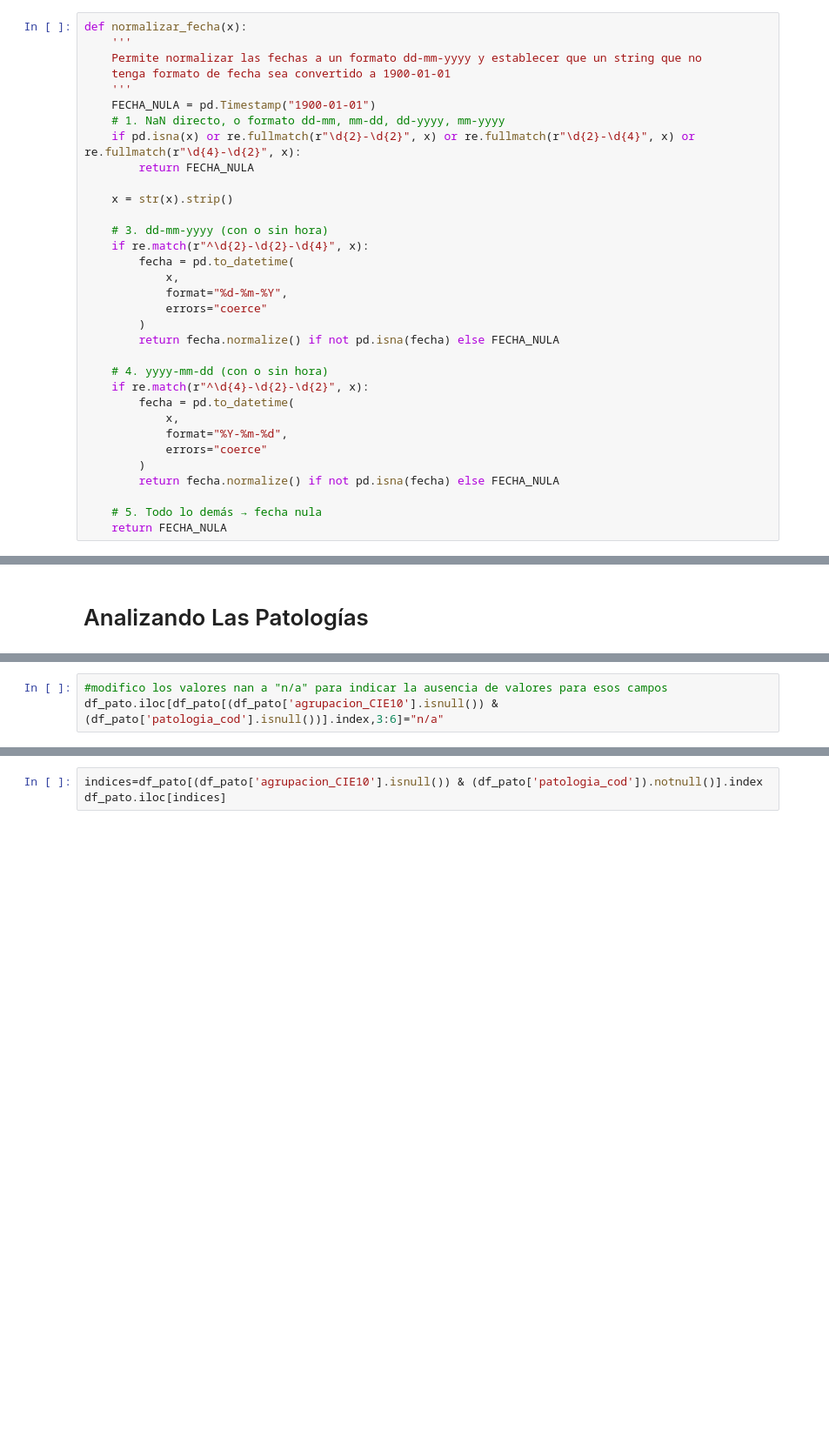
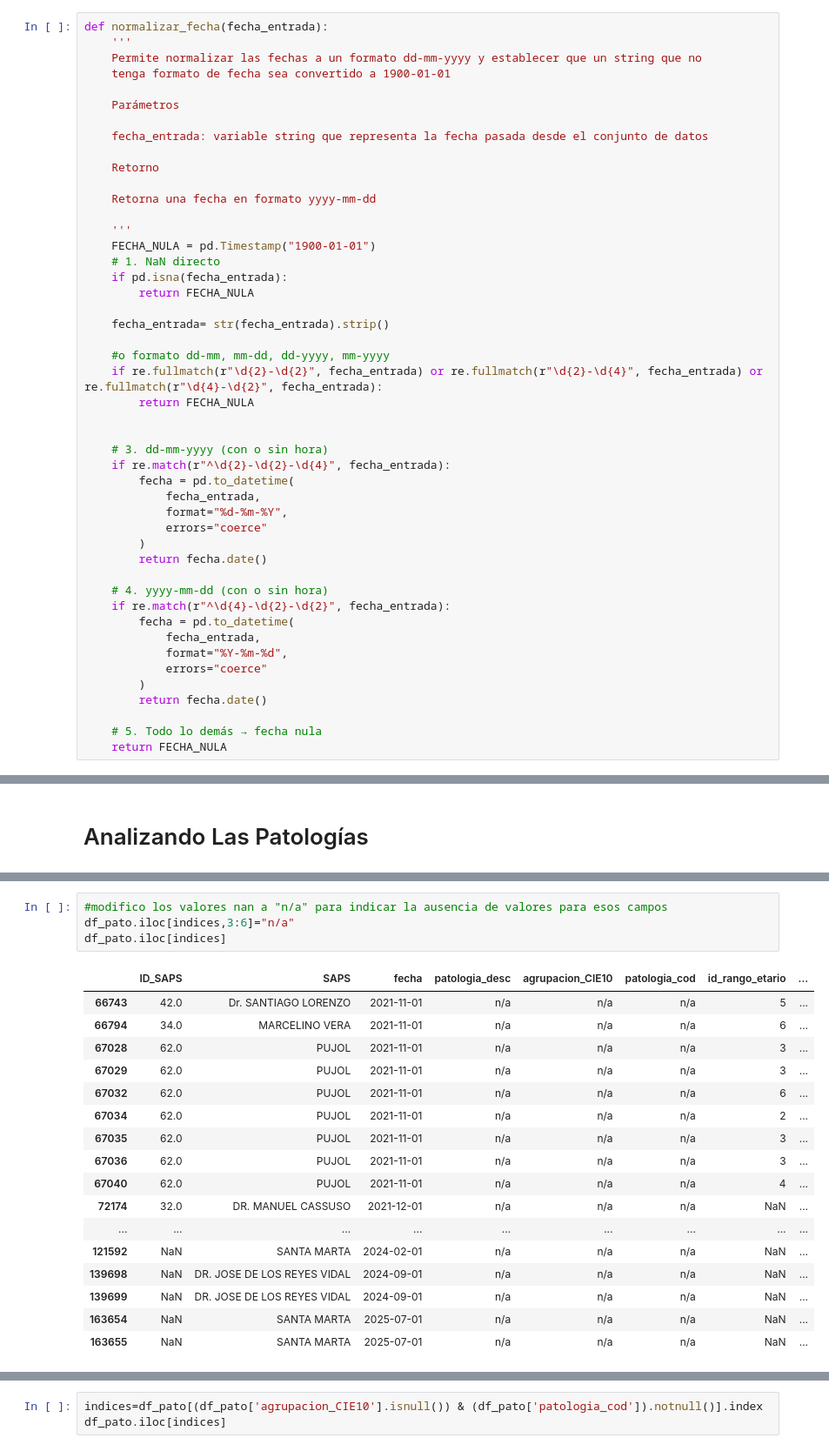
Before and after one commit to eme-19-87/DataAnalytics_Patologias_SAPS_Ctes, a Jupyter notebook: notebooks/transform/clean.ipynb, the cells around one changed output, grey strips where cells are left out. Shown at 87% size. Saved outputs shown, nothing was run; the diff lists cells and outputs as text; blank space fills up the shorter version.

```diff
--- a/notebooks/transform/clean.ipynb
+++ b/notebooks/transform/clean.ipynb
@@ -202,34 +221,48 @@ Fuera de eso, notamos que el formato de todos los valores es fecha,
 Reemplazaremos los "/" por "-", colocaremos el formato año-mes-dia y cualquier campo que sea nan o que no se pueda convertir en fecha, le daremos el valor 1900-01-01 para indicar la ausencia de fecha. Eso lo haremos con la siguiente función:
 # %%
-def normalizar_fecha(x):
+def normalizar_fecha(fecha_entrada):
     '''
     Permite normalizar las fechas a un formato dd-mm-yyyy y establecer que un string que no
     tenga formato de fecha sea convertido a 1900-01-01
+
+    Parámetros
+
+    fecha_entrada: variable string que representa la fecha pasada desde el conjunto de datos
+
+    Retorno
+
+    Retorna una fecha en formato yyyy-mm-dd
+
     '''
     FECHA_NULA = pd.Timestamp("1900-01-01")
-    # 1. NaN directo, o formato dd-mm, mm-dd, dd-yyyy, mm-yyyy
-    if pd.isna(x) or re.fullmatch(r"\d{2}-\d{2}", x) or re.fullmatch(r"\d{2}-\d{4}", x) or re.fullmatch(r"\d{4}-\d{2}", x):
+    # 1. NaN directo
+    if pd.isna(fecha_entrada):
         return FECHA_NULA
 
-    x = str(x).strip()
+    fecha_entrada= str(fecha_entrada).strip()
+
+    #o formato dd-mm, mm-dd, dd-yyyy, mm-yyyy
+    if re.fullmatch(r"\d{2}-\d{2}", fecha_entrada) or re.fullmatch(r"\d{2}-\d{4}", fecha_entrada) or re.fullmatch(r"\d{4}-\d{2}", fecha_entrada):
+        return FECHA_NULA
+
 
     # 3. dd-mm-yyyy (con o sin hora)
-    if re.match(r"^\d{2}-\d{2}-\d{4}", x):
+    if re.match(r"^\d{2}-\d{2}-\d{4}", fecha_entrada):
         fecha = pd.to_datetime(
-            x,
+            fecha_entrada,
             format="%d-%m-%Y",
             errors="coerce"
         )
-        return fecha.normalize() if not pd.isna(fecha) else FECHA_NULA
+        return fecha.date()
 
     # 4. yyyy-mm-dd (con o sin hora)
-    if re.match(r"^\d{4}-\d{2}-\d{2}", x):
+    if re.match(r"^\d{4}-\d{2}-\d{2}", fecha_entrada):
         fecha = pd.to_datetime(
-            x,
+            fecha_entrada,
             format="%Y-%m-%d",
             errors="coerce"
         )
-        return fecha.normalize() if not pd.isna(fecha) else FECHA_NULA
+        return fecha.date()
 
     # 5. Todo lo demás → fecha nula
     return FECHA_NULA
@@ -284,4 +352,23 @@ Con los índices, sabemos en cuales registros se cumple la condición. Lo que qu
 # %%
 #modifico los valores nan a "n/a" para indicar la ausencia de valores para esos campos
-df_pato.iloc[df_pato[(df_pato['agrupacion_CIE10'].isnull()) & (df_pato['patologia_cod'].isnull())].index,3:6]="n/a"
+df_pato.iloc[indices,3:6]="n/a"
+df_pato.iloc[indices]
+# %% [output]
+|  | ID_SAPS | SAPS | fecha | patologia_desc | agrupacion_CIE10 | patologia_cod | id_rango_etario | ... |
+| 66743 | 42.0 | Dr. SANTIAGO LORENZO | 2021-11-01 | n/a | n/a | n/a | 5 | ... |
+| 66794 | 34.0 | MARCELINO VERA | 2021-11-01 | n/a | n/a | n/a | 6 | ... |
+| 67028 | 62.0 | PUJOL | 2021-11-01 | n/a | n/a | n/a | 3 | ... |
+| 67029 | 62.0 | PUJOL | 2021-11-01 | n/a | n/a | n/a | 3 | ... |
+| 67032 | 62.0 | PUJOL | 2021-11-01 | n/a | n/a | n/a | 6 | ... |
+| 67034 | 62.0 | PUJOL | 2021-11-01 | n/a | n/a | n/a | 2 | ... |
+| 67035 | 62.0 | PUJOL | 2021-11-01 | n/a | n/a | n/a | 3 | ... |
+| 67036 | 62.0 | PUJOL | 2021-11-01 | n/a | n/a | n/a | 3 | ... |
+| 67040 | 62.0 | PUJOL | 2021-11-01 | n/a | n/a | n/a | 4 | ... |
+| 72174 | 32.0 | DR. MANUEL CASSUSO | 2021-12-01 | n/a | n/a | n/a | NaN | ... |
+| ... | ... | ... | ... | ... | ... | ... | ... | ... |
+| 121592 | NaN | SANTA MARTA | 2024-02-01 | n/a | n/a | n/a | NaN | ... |
+| 139698 | NaN | DR. JOSE DE LOS REYES VIDAL | 2024-09-01 | n/a | n/a | n/a | NaN | ... |
+| 139699 | NaN | DR. JOSE DE LOS REYES VIDAL | 2024-09-01 | n/a | n/a | n/a | NaN | ... |
+| 163654 | NaN | SANTA MARTA | 2025-07-01 | n/a | n/a | n/a | NaN | ... |
+| 163655 | NaN | SANTA MARTA | 2025-07-01 | n/a | n/a | n/a | NaN | ... |
 # %% [markdown]
```
Also changed, not shown: parts of 68 cells of this notebook, 4 other files.
